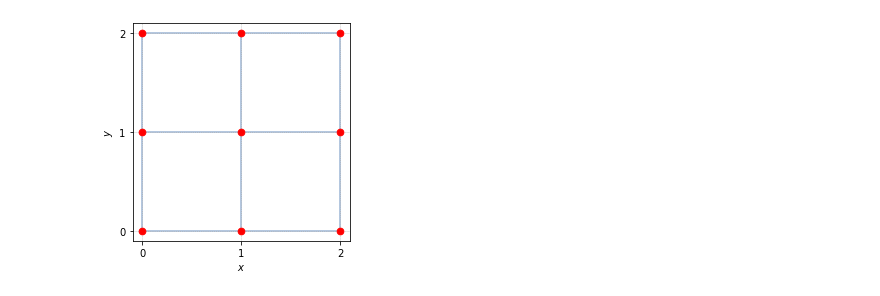
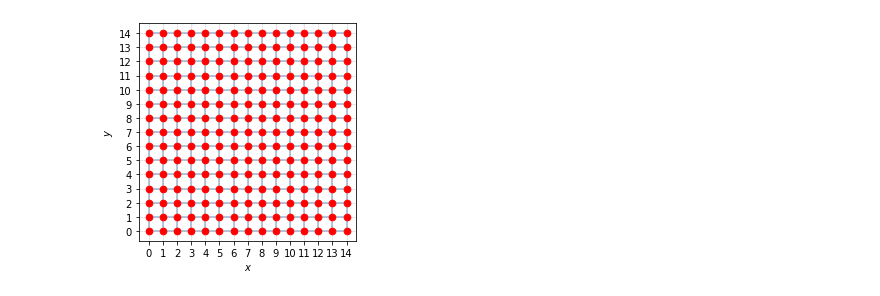
Before and after one commit to isschoch/chiral-p-wave-on-buckyball-geometry, a Jupyter notebook: direct_lattice_sc.ipynb, the cells around one changed output. Drawn from its saved outputs; the diff is of its cells as text; code cells hidden in the pictures.

```diff
--- a/direct_lattice_sc.ipynb
+++ b/direct_lattice_sc.ipynb
@@ -4,14 +5,14 @@ from lattice_class import *
 import scipy.linalg
 import matplotlib.pyplot as plt
 # %%
-N = 3
+N = 15
 lattice = SquareLattice(N, "open")
 
 lattice.plot()
 num_sites = lattice.get_num_sites()
 
 lattice_sites = lattice.get_sites()
 lattice_edges = lattice.get_edges()
 reciprocal_lattice_sites = lattice.get_reciprocal_sites()
 # %% [output]
-[figure, old version]
+[figure, new version]
```
Also changed, not shown: parts of 5 cells of this notebook, 5 other files.
